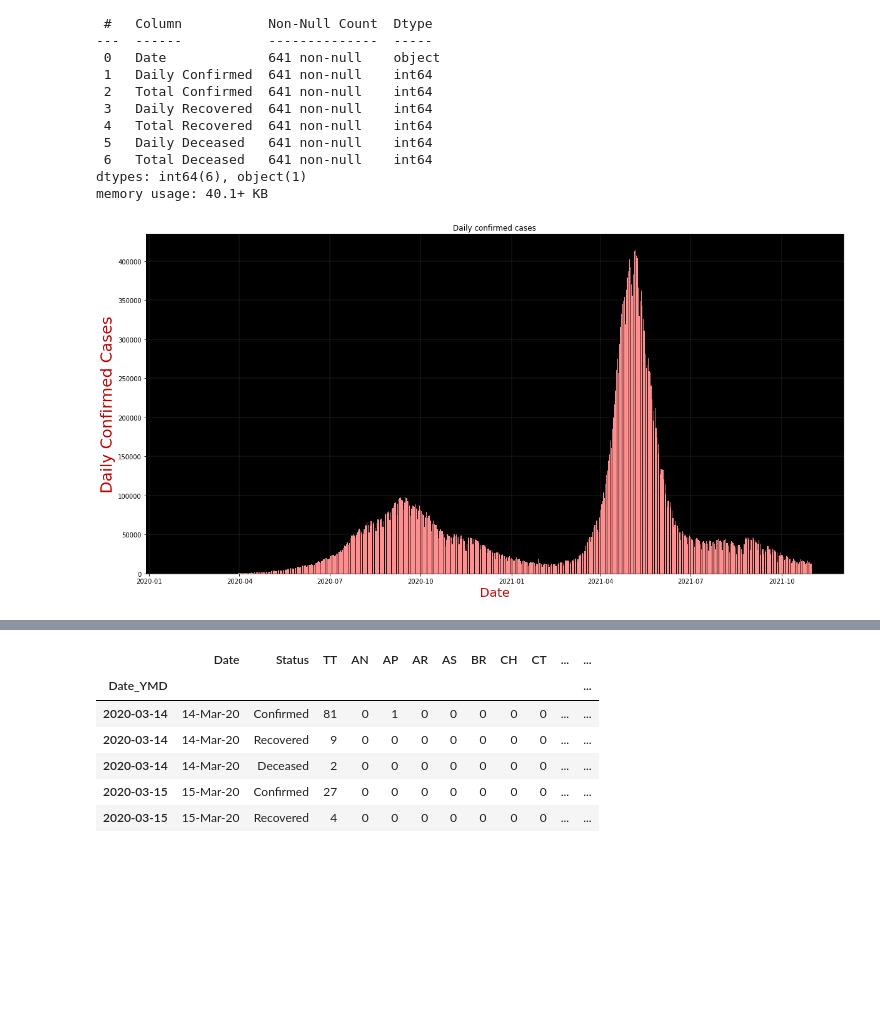
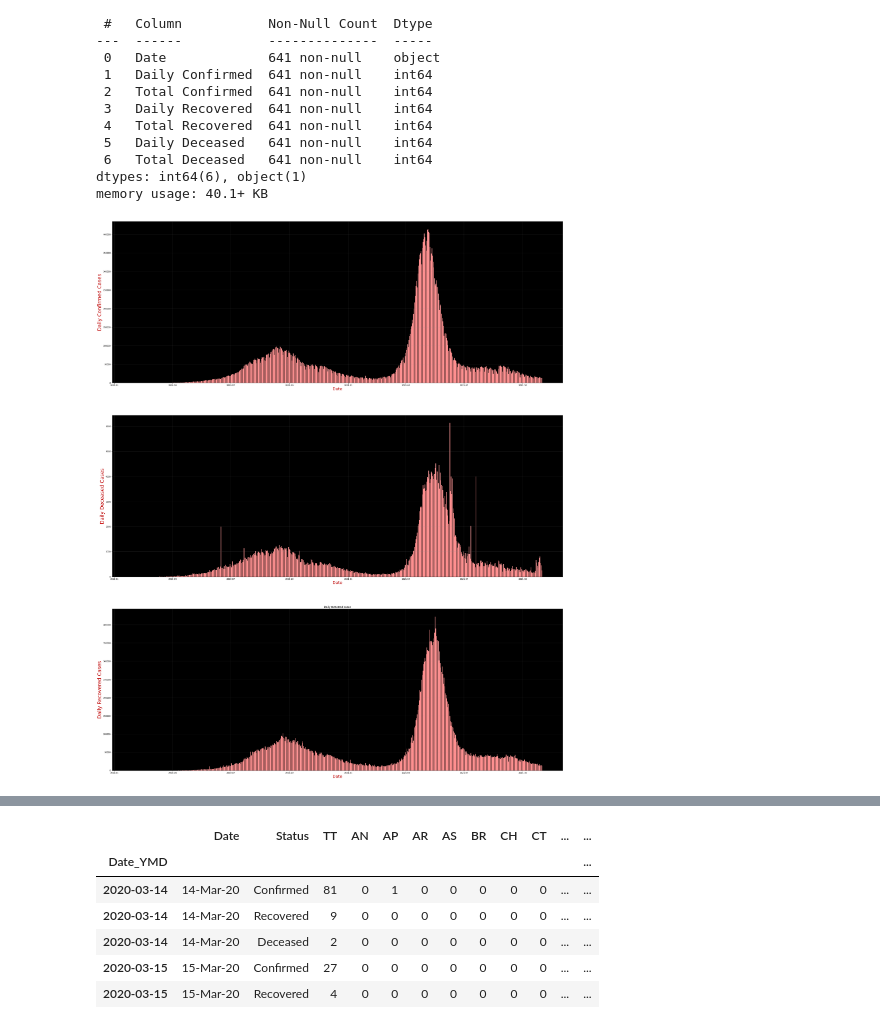
Before and after one commit to raunak51299/covid19_data_visualization, a Jupyter notebook: main.ipynb, the cells around one changed output, grey strips where cells are left out. Cells and saved outputs as stored; diff of their text form; code cells hidden in the pictures; blank space fills up the shorter version.

Commit message:
merged similar plots

```diff
--- a/main.ipynb
+++ b/main.ipynb
@@ -51,19 +51,32 @@ TR = data["Total Recovered"]
 DD = data["Daily Deceased"] #Stores Daily Deceased
 TD = data["Total Deceased"]
 # %%
-x = data.index
-y = DC
+fig, (ax1, ax2, ax3) = plt.subplots(3, figsize=(40,50))
 
-plt.figure(figsize=(20,10))
-ax1 = plt.axes()
-
+#ax1 = plt.axes()
 ax1.grid(linewidth=0.2, color='#8f8f8f')
 ax1.set_facecolor("black")
 ax1.set_xlabel('Date',size=20, color='#ba0000')
 ax1.set_ylabel('Daily Confirmed Cases', size=25,color='#ba0000')
-ax1.bar(x, y, color='#ff8f8f', linewidth=0.1)
 plt.title("Daily confirmed cases")
+ax1.bar(data.index, DC, color='#ff8f8f', linewidth=0.1)
+
+#ax2 = plt.axes()
+ax2.grid(linewidth=0.2, color='#8f8f8f')
+ax2.set_facecolor("black")
+ax2.set_xlabel('Date',size=20, color='#ba0000')
+ax2.set_ylabel('Daily Deceased Cases', size=25,color='#ba0000')
+plt.title("Daily deceased cases")
+ax2.bar(data.index, DD, color='#ff8f8f')
+
+#ax3 = plt.axes()
+ax3.grid(linewidth=0.2, color='#8f8f8f')
+ax3.set_facecolor("black")
+ax3.set_xlabel('Date',size=20, color='#ba0000')
+ax3.set_ylabel('Daily Recovered Cases', size=25,color='#ba0000')
+plt.title("Daily recovered cases")
+ax3.bar(data.index, DR, color='#ff8f8f')
 
 plt.show()
 # %% [output]
-[figure, old version]
+[figure, new version]
```
Also changed, not shown: parts of 7 cells of this notebook.
